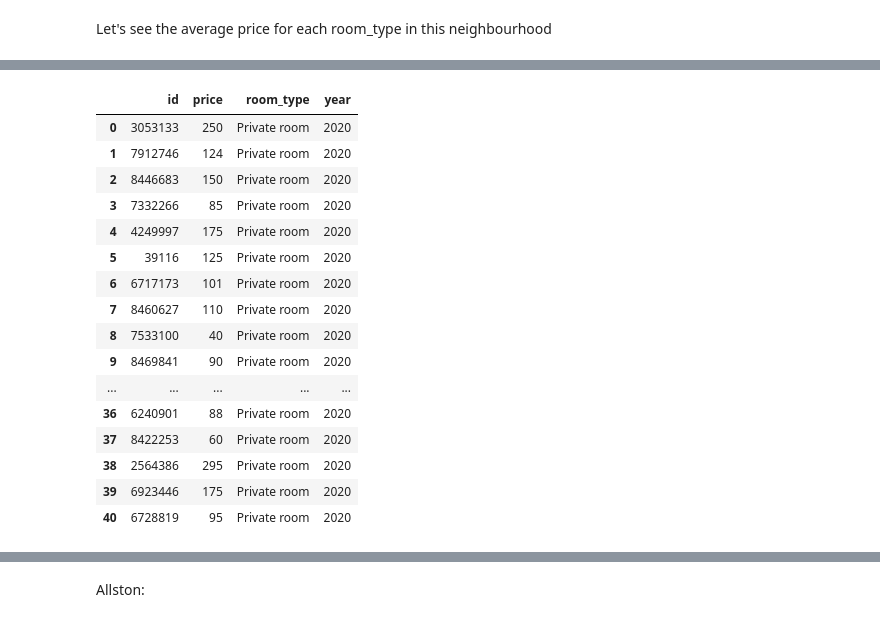
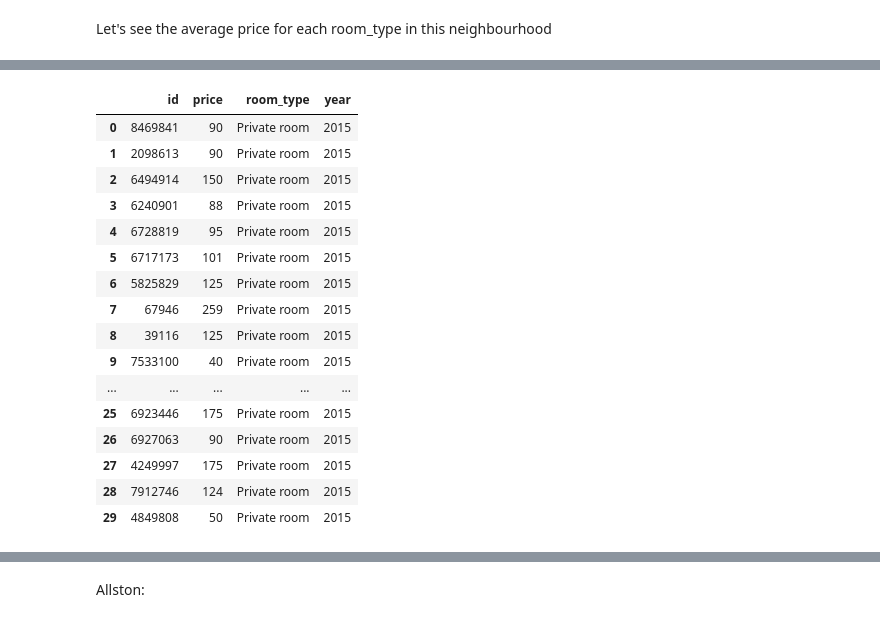
Before and after one commit to aditya-prasad-projects/Airbnb, a Jupyter notebook: Boston_Airbnb_Analysis.ipynb, the cells around one changed output, grey strips where cells are left out. Saved outputs shown, nothing was run; the diff lists cells and outputs as text; code cells hidden in the pictures.

```diff
--- a/Boston_Airbnb_Analysis.ipynb
+++ b/Boston_Airbnb_Analysis.ipynb
@@ -391,5 +433,5 @@ fig.show()
 # %% [markdown]
 Let's see the average price for each room_type in this neighbourhood
 # %%
-fenway_neighbourhood_summary = fenway_neighbourhood.select("id", "price", "room_type", "year").distinct()
+fenway_neighbourhood_summary = fenway_neighbourhood.select("id", "price", "room_type", "year").dropDuplicates()
 fenway_neighbourhood_summary.toPandas()
@@ -396,23 +452,23 @@ fenway_neighbourhood_summary.toPandas()
 # %%
-fenway_neighbourhood_summary.where("year == 2020 and room_type == 'Private room'").toPandas()
+fenway_neighbourhood_summary.where("year == 2015 and room_type == 'Private room'").toPandas()
 # %% [output]
 |  | id | price | room_type | year |
-| 0 | 3053133 | 250 | Private room | 2020 |
-| 1 | 7912746 | 124 | Private room | 2020 |
-| 2 | 8446683 | 150 | Private room | 2020 |
-| 3 | 7332266 | 85 | Private room | 2020 |
-| 4 | 4249997 | 175 | Private room | 2020 |
-| 5 | 39116 | 125 | Private room | 2020 |
-| 6 | 6717173 | 101 | Private room | 2020 |
-| 7 | 8460627 | 110 | Private room | 2020 |
-| 8 | 7533100 | 40 | Private room | 2020 |
-| 9 | 8469841 | 90 | Private room | 2020 |
+| 0 | 8469841 | 90 | Private room | 2015 |
+| 1 | 2098613 | 90 | Private room | 2015 |
+| 2 | 6494914 | 150 | Private room | 2015 |
+| 3 | 6240901 | 88 | Private room | 2015 |
+| 4 | 6728819 | 95 | Private room | 2015 |
+| 5 | 6717173 | 101 | Private room | 2015 |
+| 6 | 5825829 | 125 | Private room | 2015 |
+| 7 | 67946 | 259 | Private room | 2015 |
+| 8 | 39116 | 125 | Private room | 2015 |
+| 9 | 7533100 | 40 | Private room | 2015 |
 | ... | ... | ... | ... | ... |
-| 36 | 6240901 | 88 | Private room | 2020 |
-| 37 | 8422253 | 60 | Private room | 2020 |
-| 38 | 2564386 | 295 | Private room | 2020 |
-| 39 | 6923446 | 175 | Private room | 2020 |
-| 40 | 6728819 | 95 | Private room | 2020 |
+| 25 | 6923446 | 175 | Private room | 2015 |
+| 26 | 6927063 | 90 | Private room | 2015 |
+| 27 | 4249997 | 175 | Private room | 2015 |
+| 28 | 7912746 | 124 | Private room | 2015 |
+| 29 | 4849808 | 50 | Private room | 2015 |
 # %%
 fenway_neighbourhood_summary.createOrReplaceTempView("room_type")
 neighbourhood = spark.sql("""
```
Also changed, not shown: parts of 9 cells of this notebook, 1 other file.
